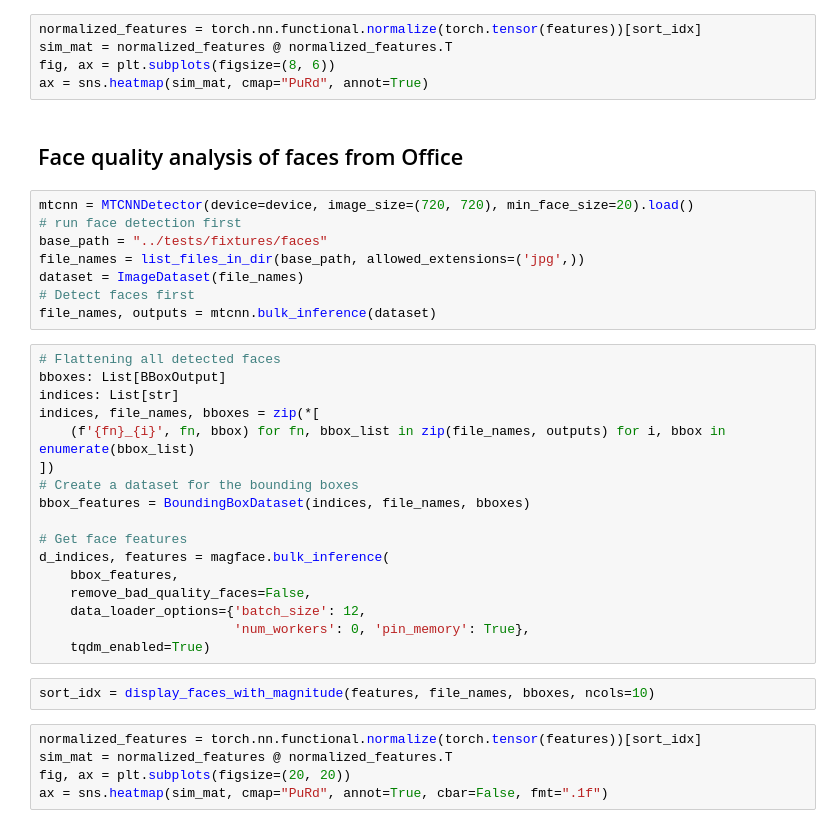
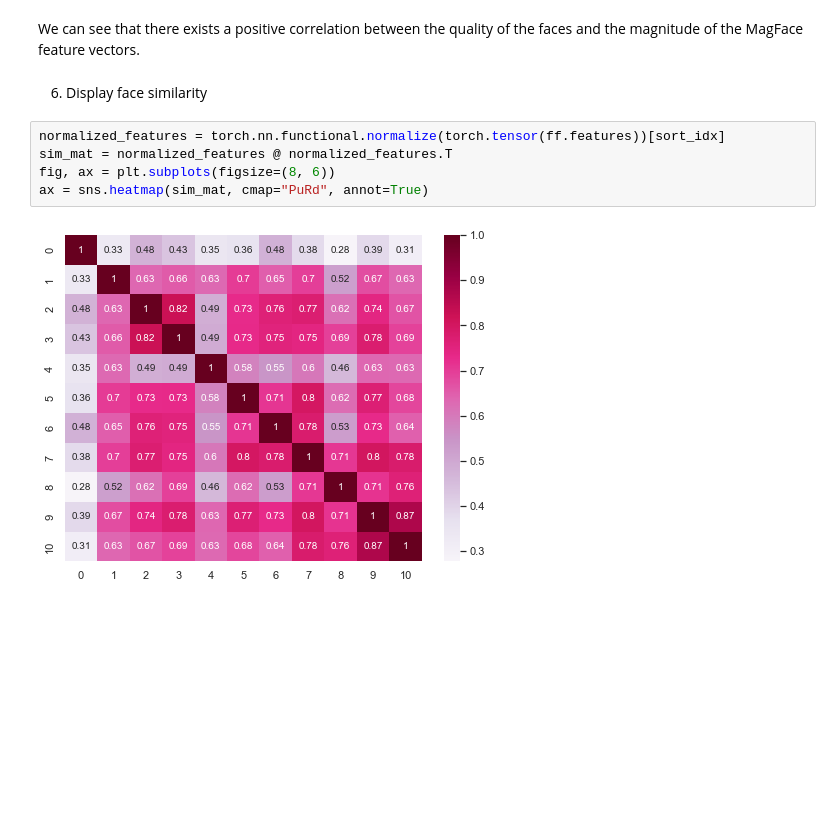
Before and after one commit to mozuma/mozuma, a Jupyter notebook: notebooks/test_magface.ipynb, the cells around one changed output. Drawn from its saved outputs; the diff is of its cells as text; blank space fills up the shorter version.

```diff
--- a/notebooks/test_magface.ipynb
+++ b/notebooks/test_magface.ipynb
@@ -90,39 +124,11 @@ sort_idx = display_faces_with_magnitude(features, file_names, bboxes, ncols=11)
+# %% [markdown]
+We can see that there exists a positive correlation between the quality of the faces and the magnitude of the MagFace feature vectors.
+# %% [markdown]
+6. Display face similarity
 # %%
-normalized_features = torch.nn.functional.normalize(torch.tensor(features))[sort_idx]
+normalized_features = torch.nn.functional.normalize(torch.tensor(ff.features))[sort_idx]
 sim_mat = normalized_features @ normalized_features.T
 fig, ax = plt.subplots(figsize=(8, 6))
 ax = sns.heatmap(sim_mat, cmap="PuRd", annot=True)
+# %% [output]
+[figure, added]
-# %% [markdown]
-## Face quality analysis of faces from Office
-# %%
-mtcnn = MTCNNDetector(device=device, image_size=(720, 720), min_face_size=20).load()
-# run face detection first
-base_path = "../tests/fixtures/faces"
-file_names = list_files_in_dir(base_path, allowed_extensions=('jpg',))
-dataset = ImageDataset(file_names)
-# Detect faces first
-file_names, outputs = mtcnn.bulk_inference(dataset)
-# %%
-# Flattening all detected faces
-bboxes: List[BBoxOutput]
-indices: List[str]
-indices, file_names, bboxes = zip(*[
-    (f'{fn}_{i}', fn, bbox) for fn, bbox_list in zip(file_names, outputs) for i, bbox in enumerate(bbox_list)
-])
-# Create a dataset for the bounding boxes
-bbox_features = BoundingBoxDataset(indices, file_names, bboxes)
-
-# Get face features
-d_indices, features = magface.bulk_inference(
-    bbox_features,
-    remove_bad_quality_faces=False,
-    data_loader_options={'batch_size': 12,
-                         'num_workers': 0, 'pin_memory': True},
-    tqdm_enabled=True)
-# %%
-sort_idx = display_faces_with_magnitude(features, file_names, bboxes, ncols=10)
-# %%
-normalized_features = torch.nn.functional.normalize(torch.tensor(features))[sort_idx]
-sim_mat = normalized_features @ normalized_features.T
-fig, ax = plt.subplots(figsize=(20, 20))
-ax = sns.heatmap(sim_mat, cmap="PuRd", annot=True, cbar=False, fmt=".1f")
```
Also changed, not shown: parts of 18 cells of this notebook, 7 other files.
